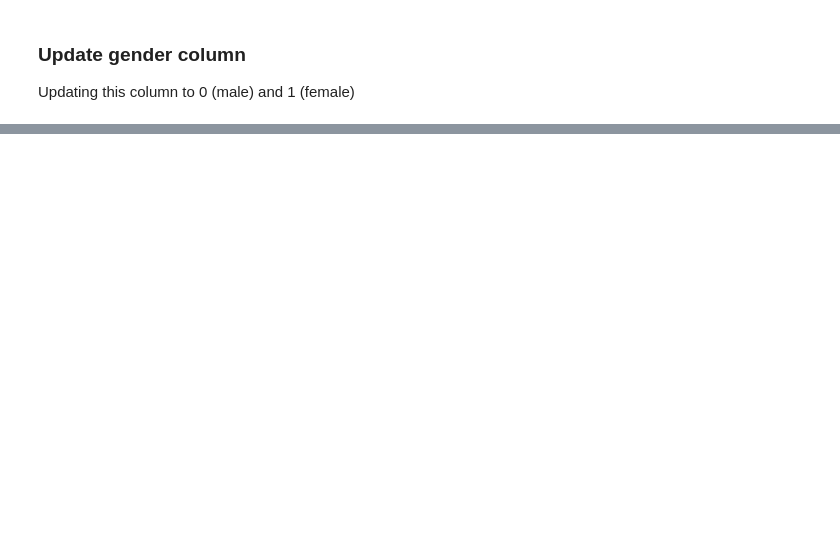
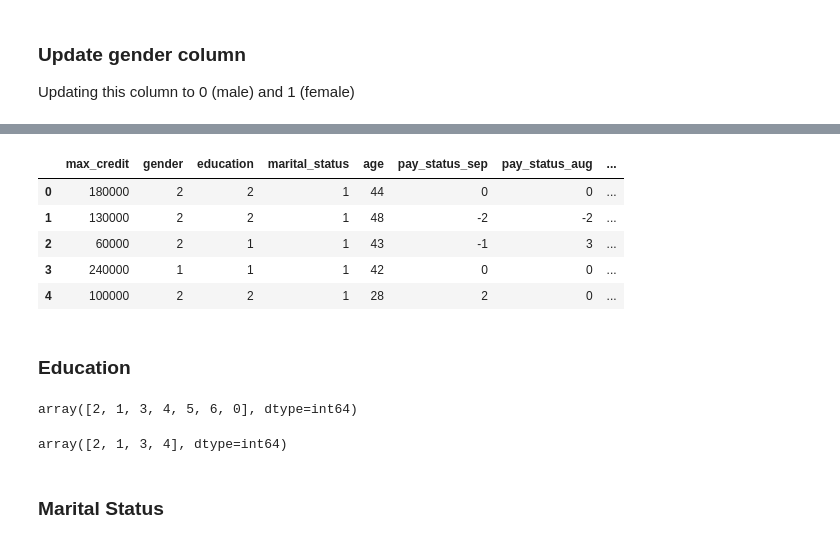
Before and after one commit to Astroraf/cc_default_prediction_model, a Jupyter notebook: notebooks/default_payment_eda.ipynb, the cells around one changed output, grey strips where cells are left out. Drawn from its saved outputs; the diff is of its cells as text; code cells hidden in the pictures; blank space fills up the shorter version.

```diff
--- a/notebooks/default_payment_eda.ipynb
+++ b/notebooks/default_payment_eda.ipynb
@@ -401,0 +340,2 @@ what does it mean when there are 0 bills but a payment is made? Also if there ar
+# %%
+holdout_df = holdout_df.drop(columns="Unnamed: 0")
@@ -401,0 +362,17 @@ what does it mean when there are 0 bills but a payment is made? Also if there ar
+# %%
+holdout_df = holdout_df.rename(columns=col_rename)
+# %%
+holdout_df.head()
+# %% [output]
+|  | max_credit | gender | education | marital_status | age | pay_status_sep | pay_status_aug | ... |
+| 0 | 180000 | 2 | 2 | 1 | 44 | 0 | 0 | ... |
+| 1 | 130000 | 2 | 2 | 1 | 48 | -2 | -2 | ... |
+| 2 | 60000 | 2 | 1 | 1 | 43 | -1 | 3 | ... |
+| 3 | 240000 | 1 | 1 | 1 | 42 | 0 | 0 | ... |
+| 4 | 100000 | 2 | 2 | 1 | 28 | 2 | 0 | ... |
+# %% [markdown]
+### Education
+# %%
+holdout_df.education.unique()
+# %% [output]
+array([2, 1, 3, 4, 5, 6, 0], dtype=int64)
@@ -401,0 +381,6 @@ what does it mean when there are 0 bills but a payment is made? Also if there ar
+# %%
+holdout_df.education.unique()
+# %% [output]
+array([2, 1, 3, 4], dtype=int64)
+# %% [markdown]
+### Marital Status
```
Also changed, not shown: parts of 53 cells of this notebook, 3 other files.
